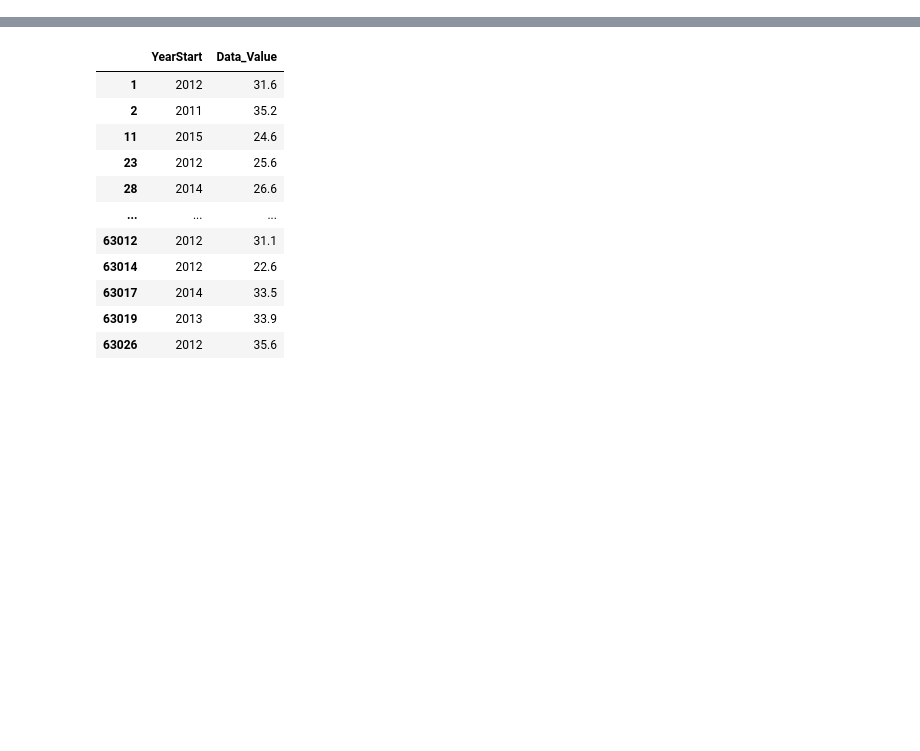
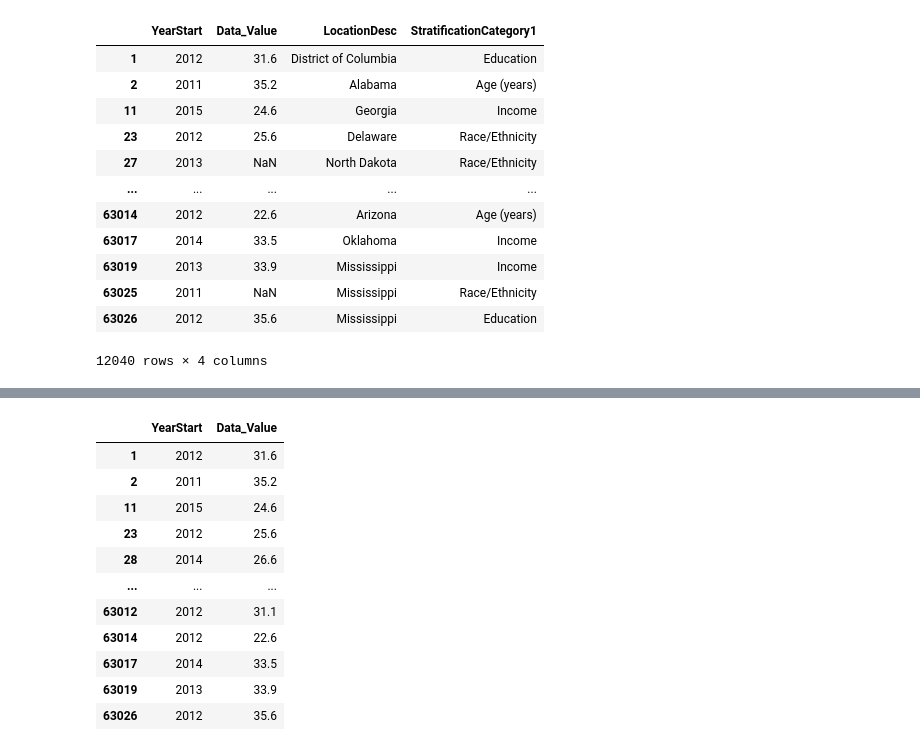
Before and after one commit to atpappa/Project1, a Jupyter notebook: DataExploration/cdc_data - Copy2.ipynb, the cells around one changed output, grey strips where cells are left out. Cells and saved outputs as stored; diff of their text form; code cells hidden in the pictures; blank space fills up the shorter version.

```diff
--- a/DataExploration/cdc_data - Copy2.ipynb
+++ b/DataExploration/cdc_data - Copy2.ipynb
@@ -31,0 +34,17 @@ trim_data = trim_data.loc[(trim_data["Question"] == "Percent of adults aged 18 y
+# %%
+year2_data = trim_data[["YearStart","Data_Value", "LocationDesc", "StratificationCategory1"]]
+year2_data
+# %% [output]
+|  | YearStart | Data_Value | LocationDesc | StratificationCategory1 |
+| 1 | 2012 | 31.6 | District of Columbia | Education |
+| 2 | 2011 | 35.2 | Alabama | Age (years) |
+| 11 | 2015 | 24.6 | Georgia | Income |
+| 23 | 2012 | 25.6 | Delaware | Race/Ethnicity |
+| 27 | 2013 | NaN | North Dakota | Race/Ethnicity |
+| ... | ... | ... | ... | ... |
+| 63014 | 2012 | 22.6 | Arizona | Age (years) |
+| 63017 | 2014 | 33.5 | Oklahoma | Income |
+| 63019 | 2013 | 33.9 | Mississippi | Income |
+| 63025 | 2011 | NaN | Mississippi | Race/Ethnicity |
+| 63026 | 2012 | 35.6 | Mississippi | Education |
+12040 rows × 4 columns
```
Also changed, not shown: parts of 8 cells of this notebook, 5 other files.
